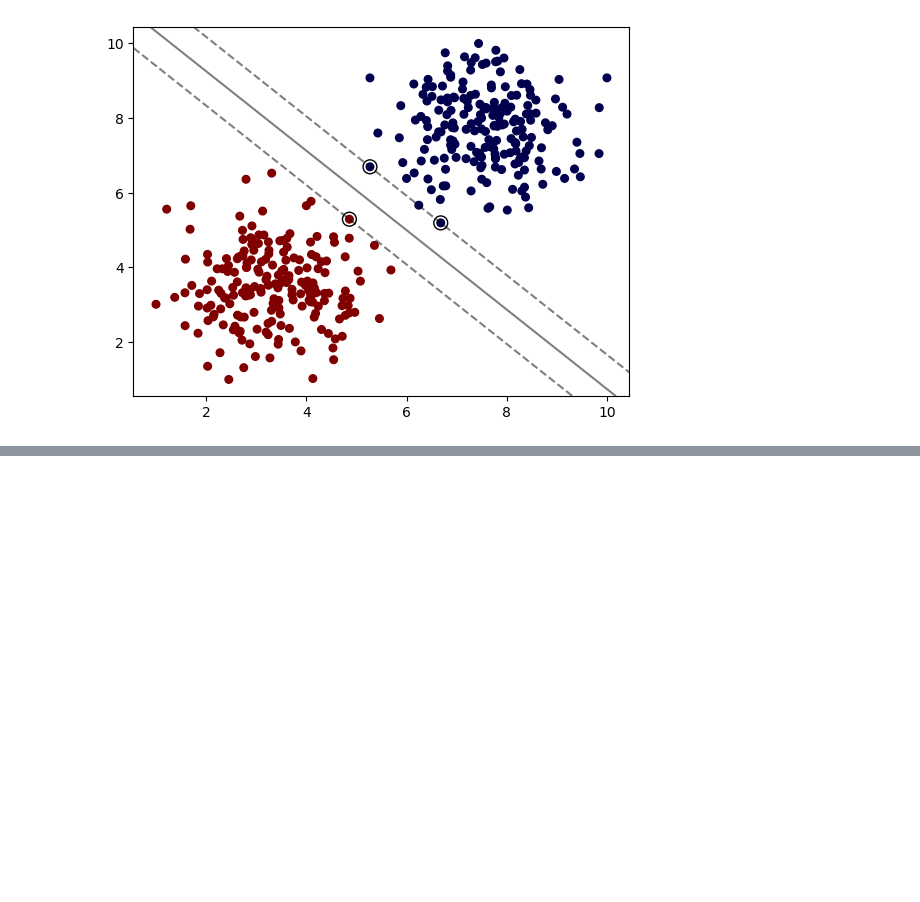
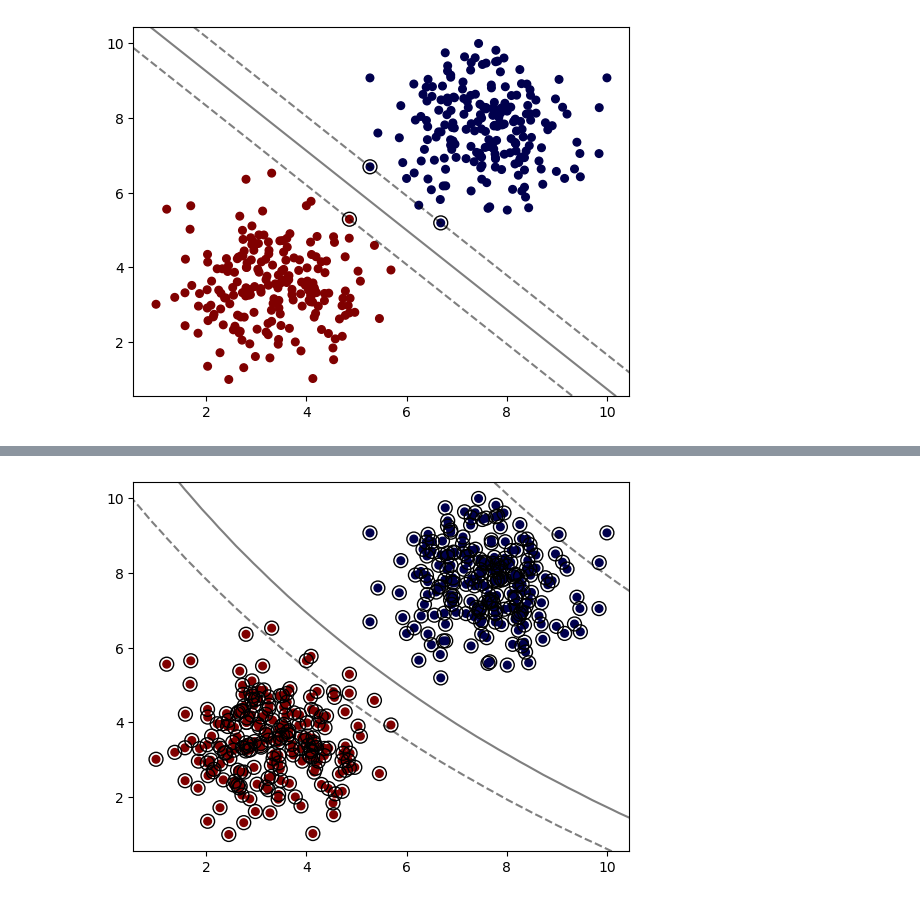
Before and after one commit to cmurray4492/PythonProjects, a Jupyter notebook: Machine_Learning/Support Vector Classification/SVM Classification Portilla.ipynb, the cells around one changed output, grey strips where cells are left out. Cells and saved outputs as stored; diff of their text form; code cells hidden in the pictures; blank space fills up the shorter version.

```diff
--- a/Machine_Learning/Support Vector Classification/SVM Classification Portilla.ipynb
+++ b/Machine_Learning/Support Vector Classification/SVM Classification Portilla.ipynb
@@ -81,0 +97,6 @@ plot_svm_boundary(model, X, y)
+# %%
+model = SVC(kernel='sigmoid')
+model.fit(X,y)
+plot_svm_boundary(model, X, y)
+# %% [output]
+[figure, added]
```
Also changed, not shown: parts of 11 cells of this notebook, 49 other files.
